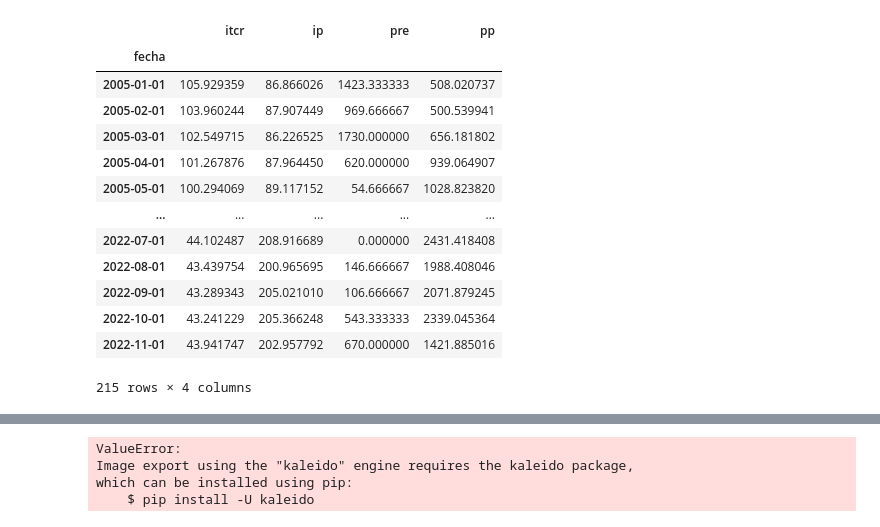
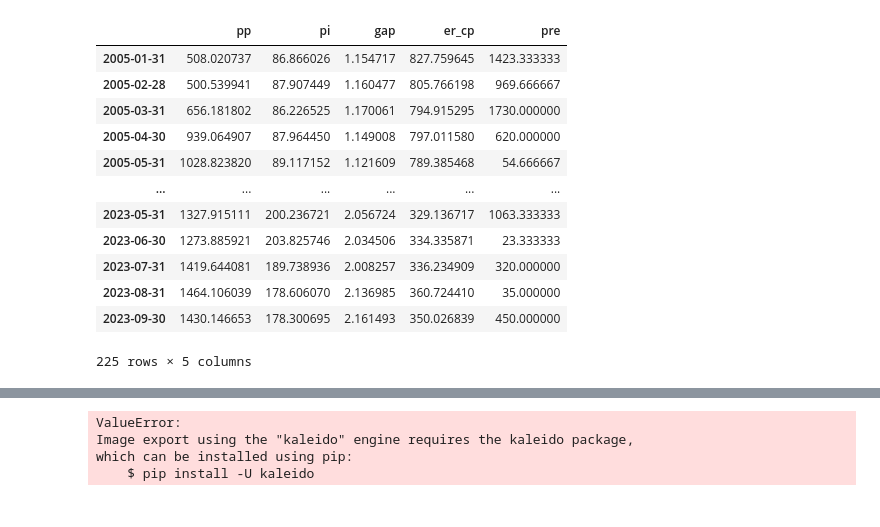
Before and after one commit to MartinBasualdo0/Prediction-Argentinian-primary-products-prediction, a Jupyter notebook: code/crear_exog.ipynb, the cells around one changed output, grey strips where cells are left out. Saved outputs shown, nothing was run; the diff lists cells and outputs as text; code cells hidden in the pictures.

```diff
--- a/code/crear_exog.ipynb
+++ b/code/crear_exog.ipynb
@@ -6,23 +6,20 @@ from statsmodels.tsa.stattools import adfuller
 from plotly.subplots import make_subplots
 import plotly.graph_objects as go
 import statsmodels
-# %%
-df = pd.read_stata("../data/variables_productos_primarios.dta",index_col="fecha")
-df = df.drop(["mes","anio"],axis=1)
-df["pp"] = df.pp / 1_000_000
-df
-# %% [output]
-|  | itcr | ip | pre | pp |
-| fecha |  |  |  |  |
-| 2005-01-01 | 105.929359 | 86.866026 | 1423.333333 | 508.020737 |
-| 2005-02-01 | 103.960244 | 87.907449 | 969.666667 | 500.539941 |
-| 2005-03-01 | 102.549715 | 86.226525 | 1730.000000 | 656.181802 |
-| 2005-04-01 | 101.267876 | 87.964450 | 620.000000 | 939.064907 |
-| 2005-05-01 | 100.294069 | 89.117152 | 54.666667 | 1028.823820 |
-| ... | ... | ... | ... | ... |
-| 2022-07-01 | 44.102487 | 208.916689 | 0.000000 | 2431.418408 |
-| 2022-08-01 | 43.439754 | 200.965695 | 146.666667 | 1988.408046 |
-| 2022-09-01 | 43.289343 | 205.021010 | 106.666667 | 2071.879245 |
-| 2022-10-01 | 43.241229 | 205.366248 | 543.333333 | 2339.045364 |
-| 2022-11-01 | 43.941747 | 202.957792 | 670.000000 | 1421.885016 |
-215 rows × 4 columns
+# %%
+df = pd.read_excel("../data/data.xlsx",index_col=0)
+df
+# %% [output]
+|  | pp | pi | gap | er_cp | pre |
+| 2005-01-31 | 508.020737 | 86.866026 | 1.154717 | 827.759645 | 1423.333333 |
+| 2005-02-28 | 500.539941 | 87.907449 | 1.160477 | 805.766198 | 969.666667 |
+| 2005-03-31 | 656.181802 | 86.226525 | 1.170061 | 794.915295 | 1730.000000 |
+| 2005-04-30 | 939.064907 | 87.964450 | 1.149008 | 797.011580 | 620.000000 |
+| 2005-05-31 | 1028.823820 | 89.117152 | 1.121609 | 789.385468 | 54.666667 |
+| ... | ... | ... | ... | ... | ... |
+| 2023-05-31 | 1327.915111 | 200.236721 | 2.056724 | 329.136717 | 1063.333333 |
+| 2023-06-30 | 1273.885921 | 203.825746 | 2.034506 | 334.335871 | 23.333333 |
+| 2023-07-31 | 1419.644081 | 189.738936 | 2.008257 | 336.234909 | 320.000000 |
+| 2023-08-31 | 1464.106039 | 178.606070 | 2.136985 | 360.724410 | 35.000000 |
+| 2023-09-30 | 1430.146653 | 178.300695 | 2.161493 | 350.026839 | 450.000000 |
+225 rows × 5 columns
```
Also changed, not shown: parts of 7 cells of this notebook, 13 other files.
